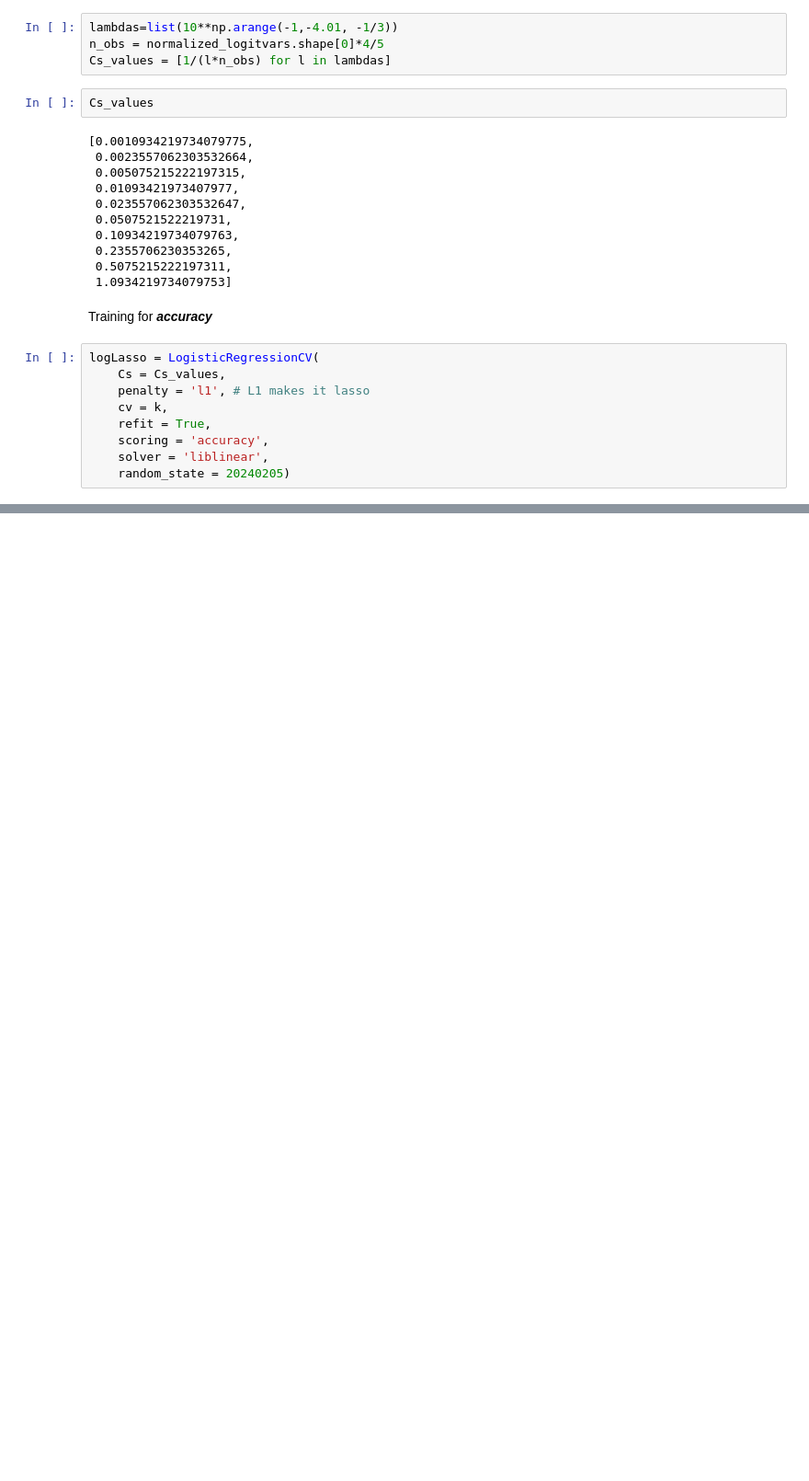
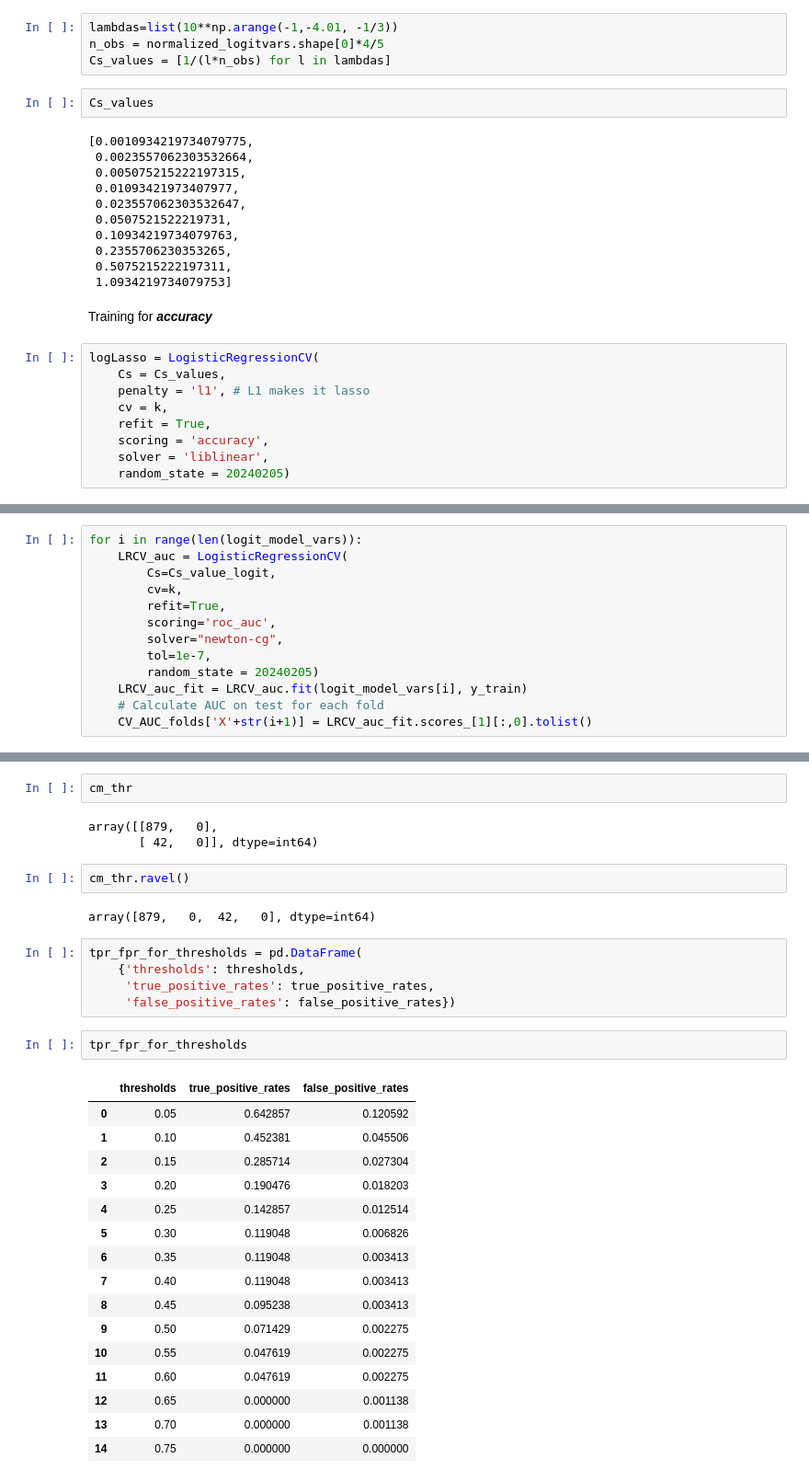
Before and after one commit to mateschieszler/DA3-A3, a Jupyter notebook: DA3_A3_code.ipynb, the cells around one changed output, grey strips where cells are left out. Shown at 92% size. Drawn from its saved outputs; the diff is of its cells as text; blank space fills up the shorter version.

```diff
--- a/DA3_A3_code.ipynb
+++ b/DA3_A3_code.ipynb
@@ -1655,0 +1692,13 @@ create_coef_matrix(normalized_logitvars, logit_models["LASSO"]).sort_values('coe
+# %%
+for i in range(len(logit_model_vars)):
+    LRCV_auc = LogisticRegressionCV(
+        Cs=Cs_value_logit,
+        cv=k,
+        refit=True,
+        scoring='roc_auc',
+        solver="newton-cg",
+        tol=1e-7,
+        random_state = 20240205)
+    LRCV_auc_fit = LRCV_auc.fit(logit_model_vars[i], y_train)
+    # Calculate AUC on test for each fold
+    CV_AUC_folds['X'+str(i+1)] = LRCV_auc_fit.scores_[1][:,0].tolist()
@@ -1655,0 +1873,33 @@ create_coef_matrix(normalized_logitvars, logit_models["LASSO"]).sort_values('coe
+# %%
+cm_thr
+# %% [output]
+array([[879,   0],
+       [ 42,   0]], dtype=int64)
+# %%
+cm_thr.ravel()
+# %% [output]
+array([879,   0,  42,   0], dtype=int64)
+# %%
+tpr_fpr_for_thresholds = pd.DataFrame(
+    {'thresholds': thresholds,
+     'true_positive_rates': true_positive_rates,
+     'false_positive_rates': false_positive_rates})
+# %%
+tpr_fpr_for_thresholds
+# %% [output]
+|  | thresholds | true_positive_rates | false_positive_rates |
+| 0 | 0.05 | 0.642857 | 0.120592 |
+| 1 | 0.10 | 0.452381 | 0.045506 |
+| 2 | 0.15 | 0.285714 | 0.027304 |
+| 3 | 0.20 | 0.190476 | 0.018203 |
+| 4 | 0.25 | 0.142857 | 0.012514 |
+| 5 | 0.30 | 0.119048 | 0.006826 |
+| 6 | 0.35 | 0.119048 | 0.003413 |
+| 7 | 0.40 | 0.119048 | 0.003413 |
+| 8 | 0.45 | 0.095238 | 0.003413 |
+| 9 | 0.50 | 0.071429 | 0.002275 |
+| 10 | 0.55 | 0.047619 | 0.002275 |
+| 11 | 0.60 | 0.047619 | 0.002275 |
+| 12 | 0.65 | 0.000000 | 0.001138 |
+| 13 | 0.70 | 0.000000 | 0.001138 |
+| 14 | 0.75 | 0.000000 | 0.000000 |
```
Also changed, not shown: parts of 57 cells of this notebook.
